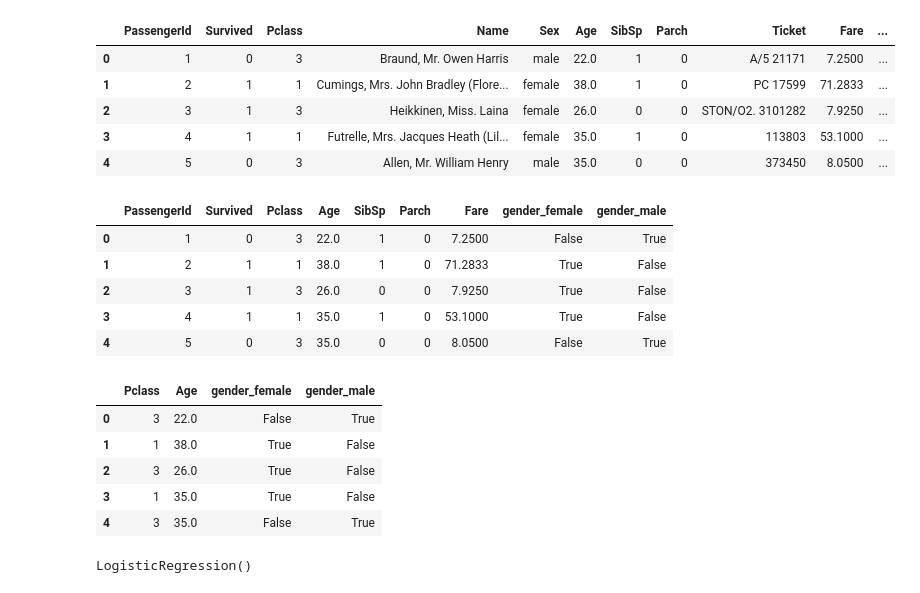
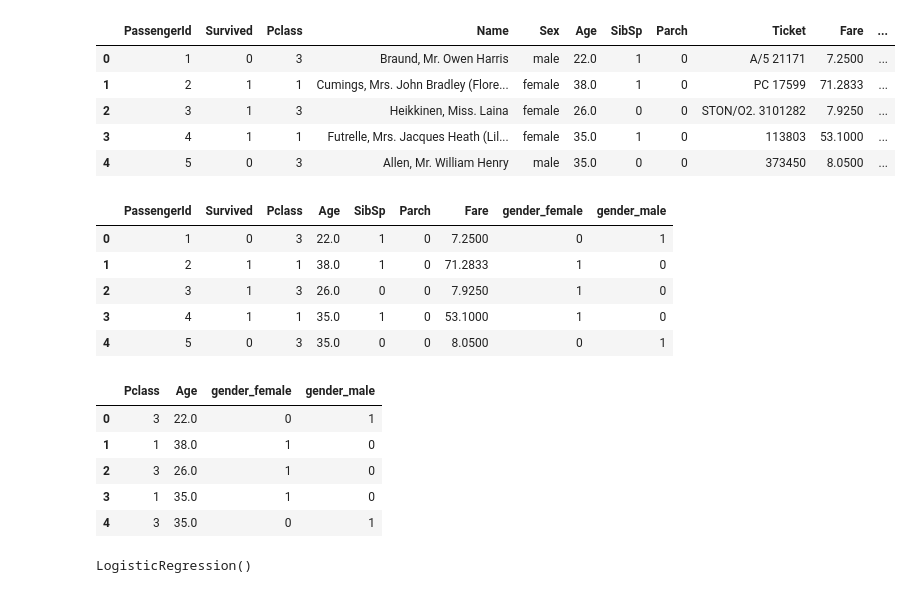
Before and after one commit to dbabichenko/python_for_data_and_analytics, a Jupyter notebook: Classification/05 - Logistic Regression.ipynb, the cells around one changed output. Drawn from its saved outputs; the diff is of its cells as text; code cells hidden in the pictures.

```diff
--- a/Classification/05 - Logistic Regression.ipynb
+++ b/Classification/05 - Logistic Regression.ipynb
@@ -192,24 +187,24 @@ train.head()
 | 4 | 5 | 0 | 3 | Allen, Mr. William Henry | male | 35.0 | 0 | 0 | 373450 | 8.0500 | ... |
 # %%
 # Convert categorical features to dummy variables
-sex = pd.get_dummies(train['Sex'],prefix='gender')
+sex = pd.get_dummies(train['Sex'],prefix='gender',dtype='int64')
 #embark = pd.get_dummies(train['Embarked'],drop_first=True)
 
 #drop the sex,embarked,name and tickets columns
 train.drop(['Sex','Embarked','Name','Ticket'],axis=1,inplace=True)
 
 #concatenate new sex and embark column to our train dataframe
 train = pd.concat([train,sex],axis=1)
 
 #check the head of dataframe
 train.head()
 # %% [output]
 |  | PassengerId | Survived | Pclass | Age | SibSp | Parch | Fare | gender_female | gender_male |
-| 0 | 1 | 0 | 3 | 22.0 | 1 | 0 | 7.2500 | False | True |
-| 1 | 2 | 1 | 1 | 38.0 | 1 | 0 | 71.2833 | True | False |
-| 2 | 3 | 1 | 3 | 26.0 | 0 | 0 | 7.9250 | True | False |
-| 3 | 4 | 1 | 1 | 35.0 | 1 | 0 | 53.1000 | True | False |
-| 4 | 5 | 0 | 3 | 35.0 | 0 | 0 | 8.0500 | False | True |
+| 0 | 1 | 0 | 3 | 22.0 | 1 | 0 | 7.2500 | 0 | 1 |
+| 1 | 2 | 1 | 1 | 38.0 | 1 | 0 | 71.2833 | 1 | 0 |
+| 2 | 3 | 1 | 3 | 26.0 | 0 | 0 | 7.9250 | 1 | 0 |
+| 3 | 4 | 1 | 1 | 35.0 | 1 | 0 | 53.1000 | 1 | 0 |
+| 4 | 5 | 0 | 3 | 35.0 | 0 | 0 | 8.0500 | 0 | 1 |
 # %%
 # Predictors
 X = train[['Pclass', 'Age', 'gender_female', 'gender_male']]
@@ -219,10 +214,10 @@ y = train[['Survived']]
 X.head()
 # %% [output]
 |  | Pclass | Age | gender_female | gender_male |
-| 0 | 3 | 22.0 | False | True |
-| 1 | 1 | 38.0 | True | False |
-| 2 | 3 | 26.0 | True | False |
-| 3 | 1 | 35.0 | True | False |
-| 4 | 3 | 35.0 | False | True |
+| 0 | 3 | 22.0 | 0 | 1 |
+| 1 | 1 | 38.0 | 1 | 0 |
+| 2 | 3 | 26.0 | 1 | 0 |
+| 3 | 1 | 35.0 | 1 | 0 |
+| 4 | 3 | 35.0 | 0 | 1 |
 # %%
 from sklearn.model_selection import train_test_split
```
Also changed, not shown: parts of 8 cells of this notebook, 3 other files.
